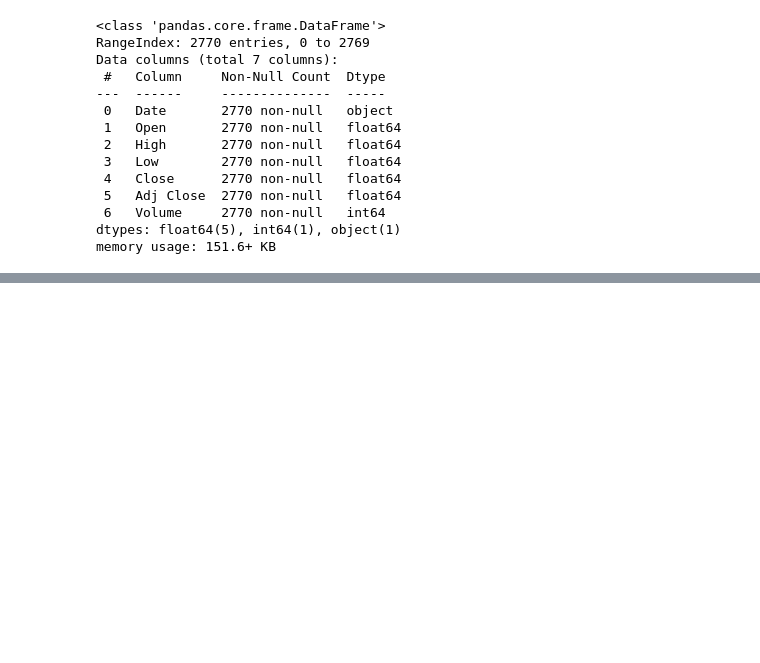
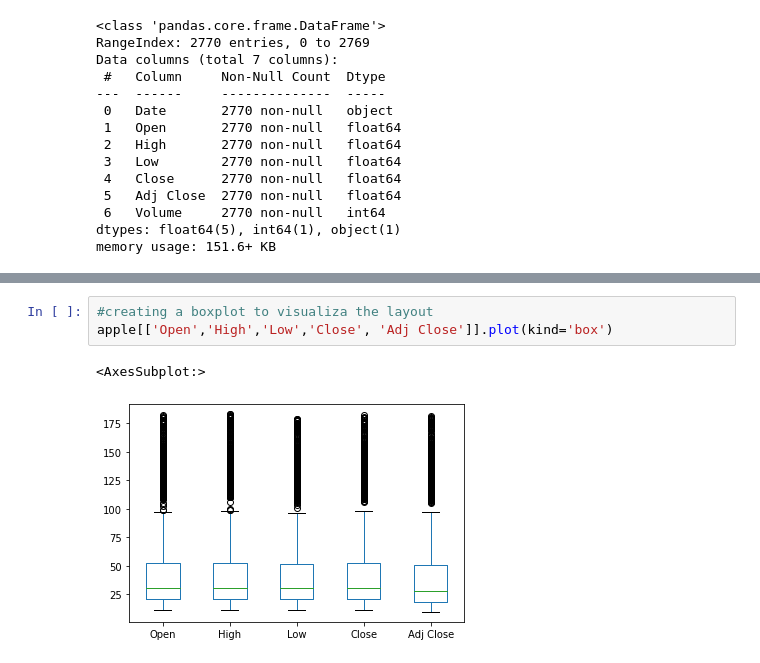
Before and after one commit to TheNotoriousPIV/predictiveTool, a Jupyter notebook: notebook/predictive_tool.ipynb, the cells around one changed output, grey strips where cells are left out. Drawn from its saved outputs; the diff is of its cells as text; blank space fills up the shorter version.

```diff
--- a/notebook/predictive_tool.ipynb
+++ b/notebook/predictive_tool.ipynb
@@ -46,0 +65,6 @@ apple['Date'] = pd.to_datetime(apple['Date'])
+# %%
+#creating a boxplot to visualiza the layout
+apple[['Open','High','Low','Close', 'Adj Close']].plot(kind='box')
+# %% [output]
+<AxesSubplot:>
+[figure, added]
```
Also changed, not shown: parts of 7 cells of this notebook.
